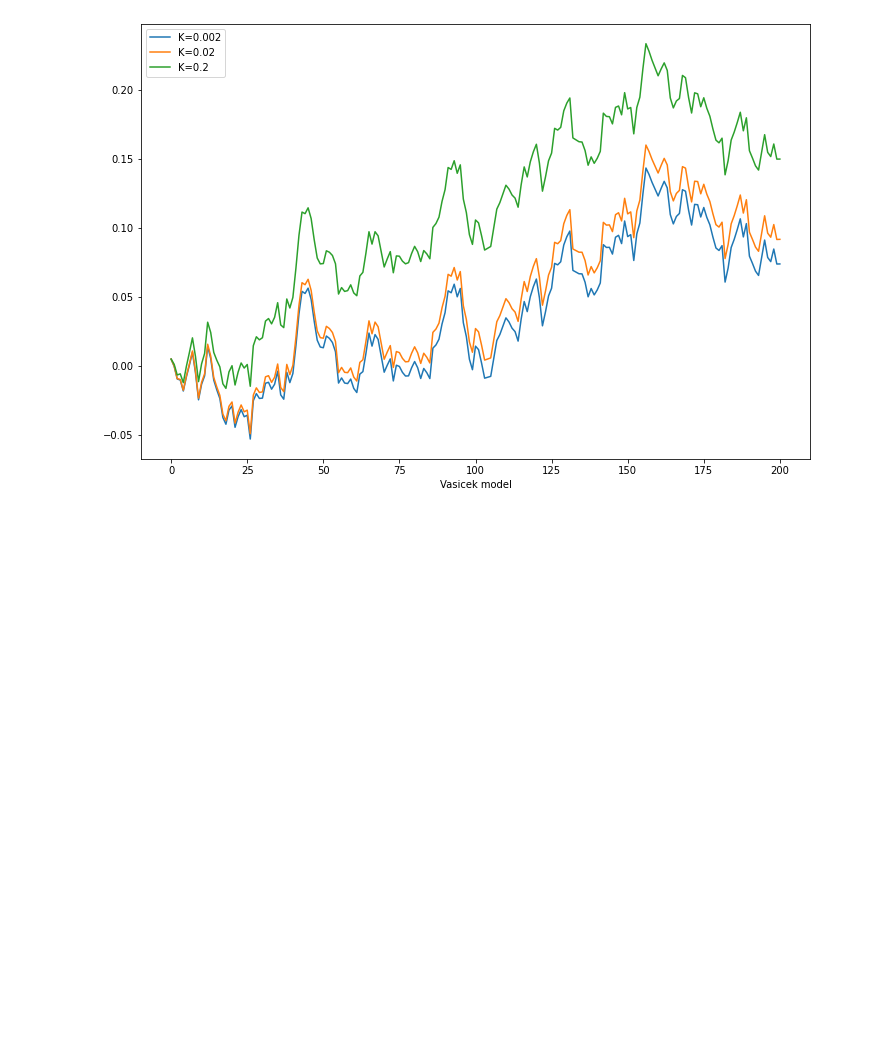
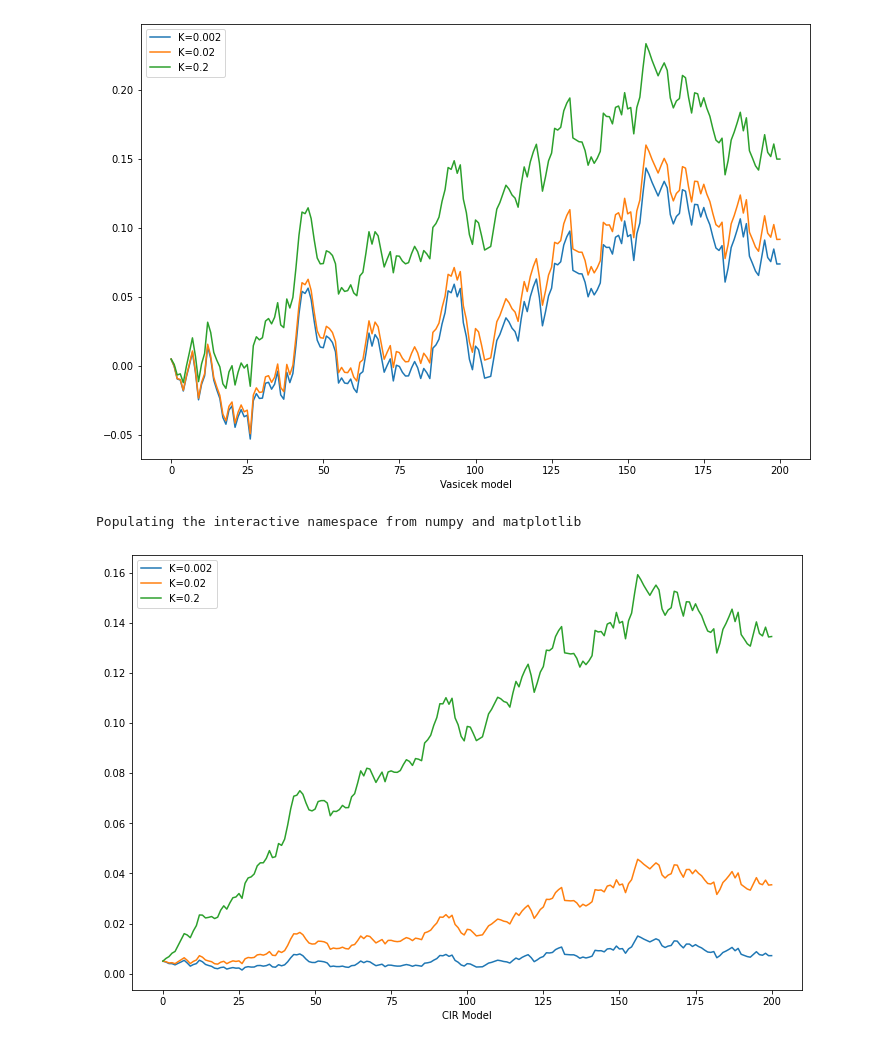
Before and after one commit to rhysdavies21/library, a Jupyter notebook: rate_derivatives.ipynb, the cells around one changed output. Saved outputs shown, nothing was run; the diff lists cells and outputs as text; code cells hidden in the pictures; blank space fills up the shorter version.

```diff
--- a/rate_derivatives.ipynb
+++ b/rate_derivatives.ipynb
@@ -261,3 +261,35 @@ pylab.xlabel('Vasicek model');
 # %% [output]
 Populating the interactive namespace from numpy and matplotlib
 [figure]
+# %%
+# Cox-Ingersoll-Ross Model
+
+import math
+import numpy as np
+
+def CIR(r0, K, theta, sigma, T=1., N=10, seed=777):
+  np.random.seed(seed)
+  dt = T / float(N)
+  rates = [r0]
+  for i in range(N):
+    dr = K*(theta - rates[-1]) * dt + \
+      sigma*math.sqrt(rates[-1])* \
+      math.sqrt(dt) * np.random.normal()
+    rates.append(rates[-1] + dr)
+  return range(N+1), rates
+# %%
+# Calculate CIR
+
+%pylab inline
+
+fig = plt.figure(figsize=(12, 8))
+
+for K in [0.002, 0.02, 0.2]:
+  x, y = CIR(0.005, K, 0.15, 0.05, T=10, N=200)
+  plot(x, y, label='K=%s'%K)
+
+pylab.legend(loc='upper left')
+pylab.xlabel('CIR Model');
+# %% [output]
+Populating the interactive namespace from numpy and matplotlib
+[figure, added]
```
Also changed, not shown: parts of 9 cells of this notebook.
